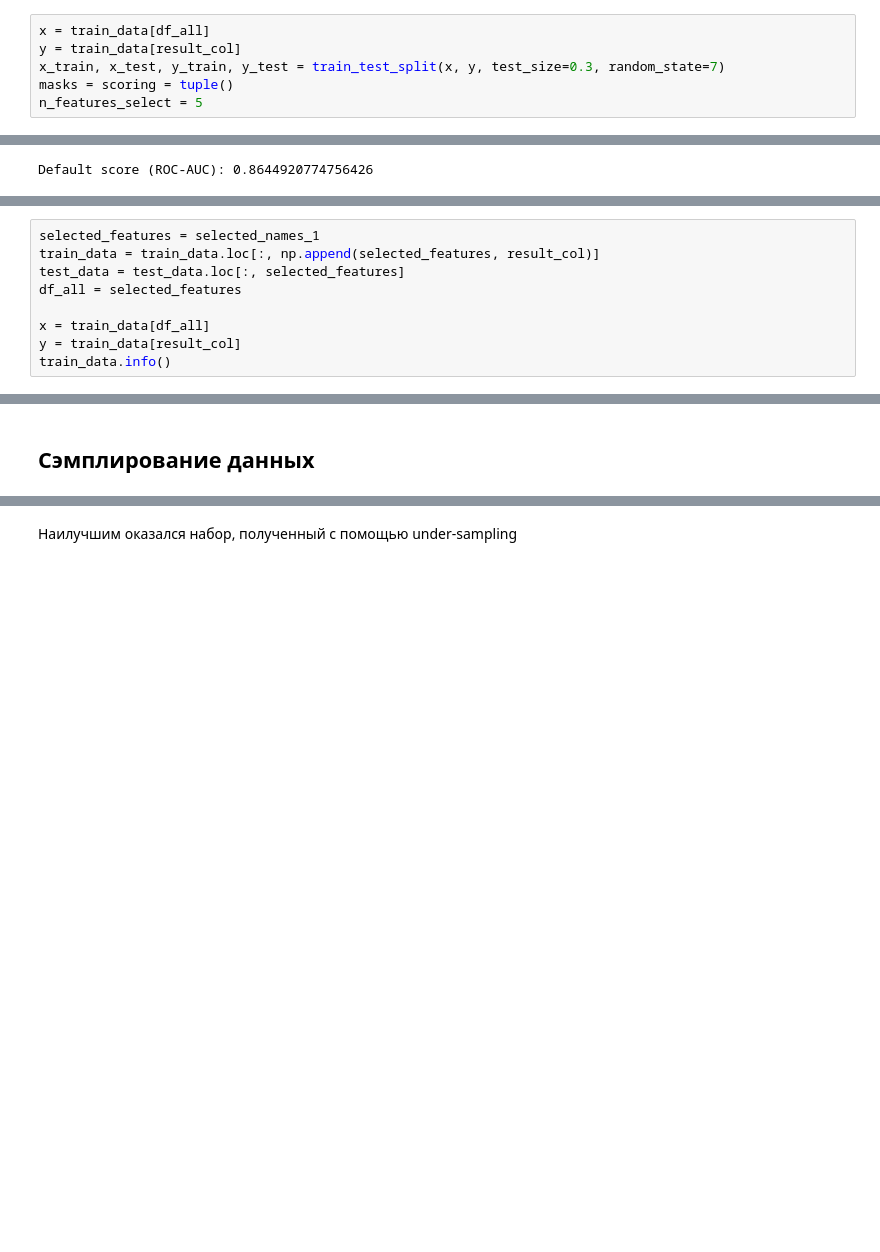
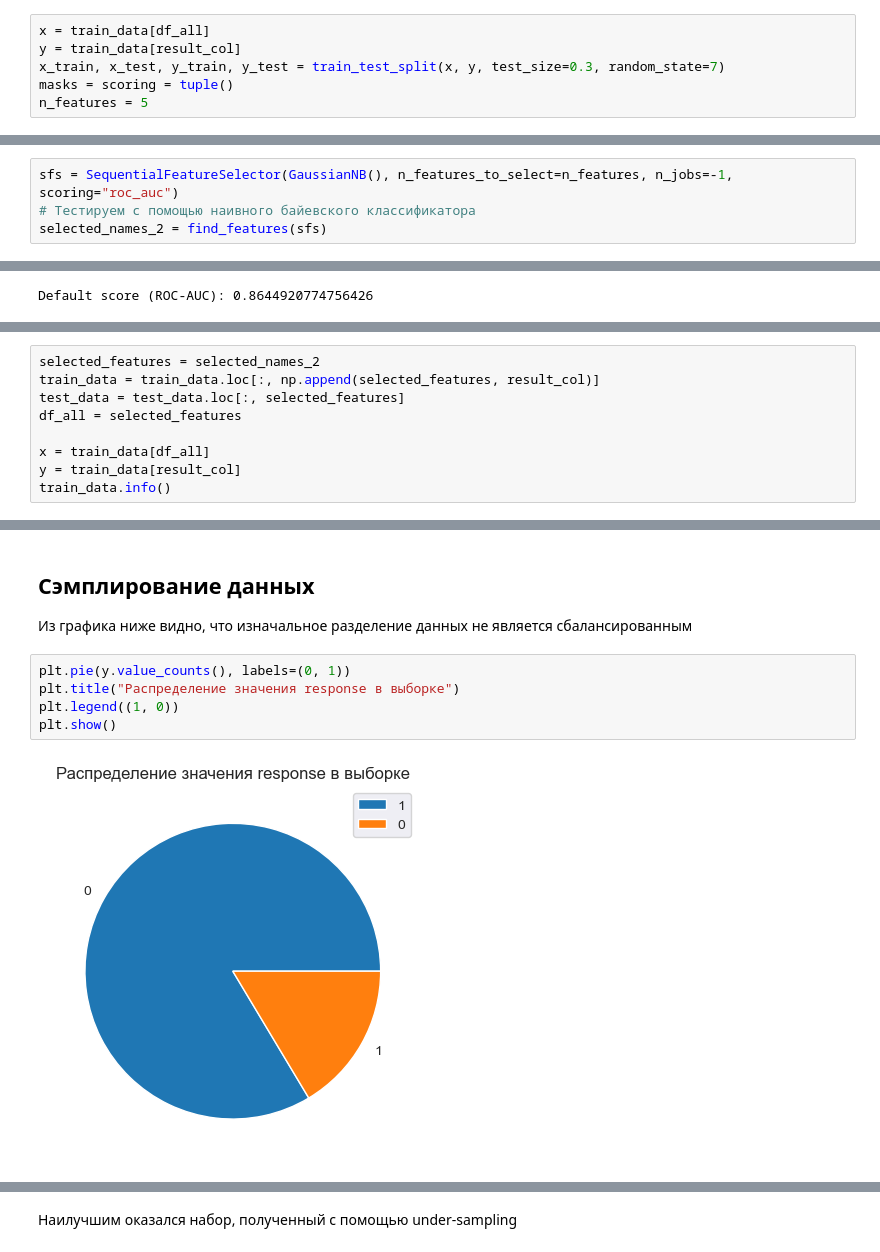
Before and after one commit to fongradnastya/data_analysis_2, a Jupyter notebook: notebooks/work.ipynb, the cells around one changed output, grey strips where cells are left out. Saved outputs shown, nothing was run; the diff lists cells and outputs as text; blank space fills up the shorter version.

```diff
--- a/notebooks/work.ipynb
+++ b/notebooks/work.ipynb
@@ -148,7 +144,7 @@ x = train_data[df_all]
 y = train_data[result_col]
 x_train, x_test, y_train, y_test = train_test_split(x, y, test_size=0.3, random_state=7)
 masks = scoring = tuple()
-n_features_select = 5
+n_features = 5
 # %%
 def find_features(method):
     """
@@ -179,0 +170,4 @@ Top 5 features: ['Driving_License' 'Previously_Insured' 'Annual_Premium'
+# %%
+sfs = SequentialFeatureSelector(GaussianNB(), n_features_to_select=n_features, n_jobs=-1, scoring="roc_auc")
+# Тестируем с помощью наивного байевского классификатора
+selected_names_2 = find_features(sfs)
@@ -217,6 +213,6 @@ built-in methods score (ROC-AUC): 0.8636157626498
 ### Удаление незначимых признаков
 # %%
-selected_features = selected_names_1
+selected_features = selected_names_2
 train_data = train_data.loc[:, np.append(selected_features, result_col)]
 test_data = test_data.loc[:, selected_features]
 df_all = selected_features
@@ -241,3 +237,11 @@ memory usage: 7.4 MB
-# %% [markdown]
-## Сэмплирование данных
+# %% [markdown]
+## Сэмплирование данных
+Из графика ниже видно, что изначальное разделение данных не является сбалансированным
+# %%
+plt.pie(y.value_counts(), labels=(0, 1))
+plt.title("Распределение значения response в выборке")
+plt.legend((1, 0))
+plt.show()
+# %% [output]
+[figure, added]
 # %%
```
Also changed, not shown: parts of 34 cells of this notebook, 2 other files.
